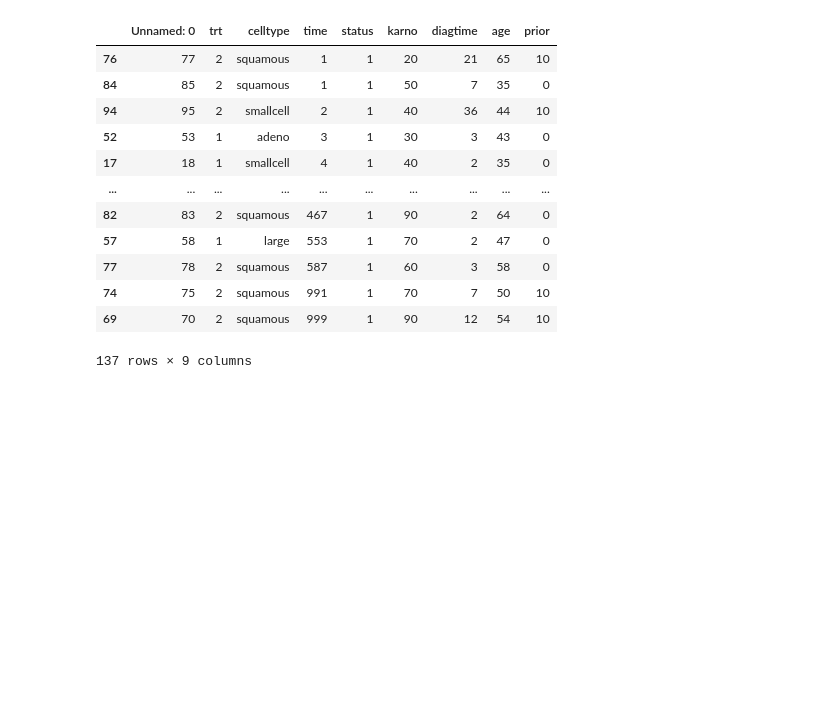
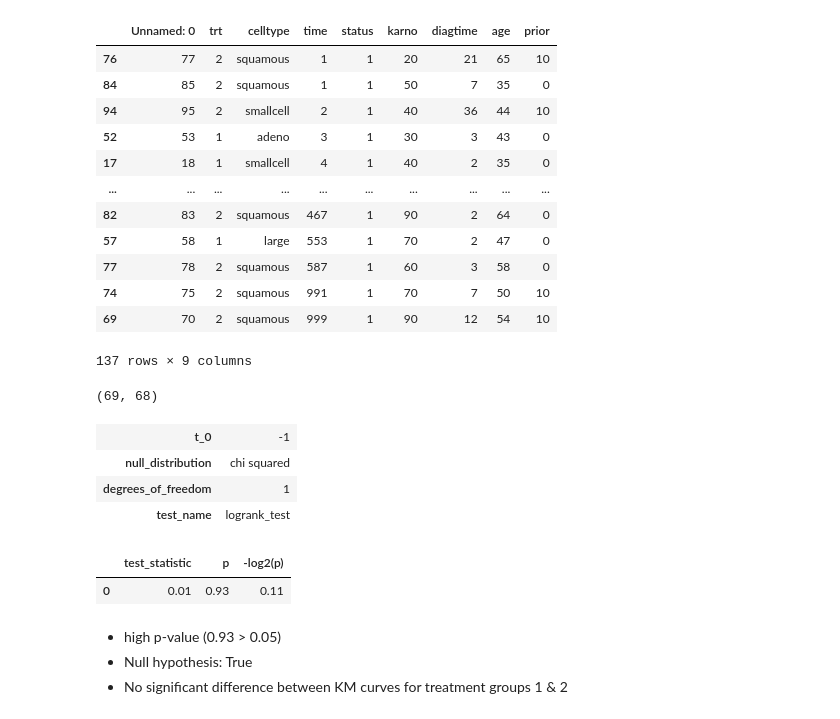
Before and after one commit to sandyherho/survival_anal, a Jupyter notebook: ch4.ipynb, the cells around one changed output. Saved outputs shown, nothing was run; the diff lists cells and outputs as text; code cells hidden in the pictures; blank space fills up the shorter version.

```diff
--- a/ch4.ipynb
+++ b/ch4.ipynb
@@ -120,3 +120,25 @@ df_sorted
 | 74 | 75 | 2 | squamous | 991 | 1 | 70 | 7 | 50 | 10 |
 | 69 | 70 | 2 | squamous | 999 | 1 | 90 | 12 | 54 | 10 |
 137 rows × 9 columns
+# %%
+n11 = len(df1)
+n21 = len(df2)
+n11, n21
+# %% [output]
+(69, 68)
+# %%
+from lifelines.statistics import logrank_test
+results = logrank_test(df1['time'], df2['time'],
+                      df1['status'], df2['status'])
+results.print_summary()
+# %% [output]
+| t_0 | -1 |
+| null_distribution | chi squared |
+| degrees_of_freedom | 1 |
+| test_name | logrank_test |
+|  | test_statistic | p | -log2(p) |
+| 0 | 0.01 | 0.93 | 0.11 |
+# %% [markdown]
+- high p-value (0.93 > 0.05)
+- Null hypothesis: True
+- No significant difference between KM curves for treatment groups 1 & 2
```
